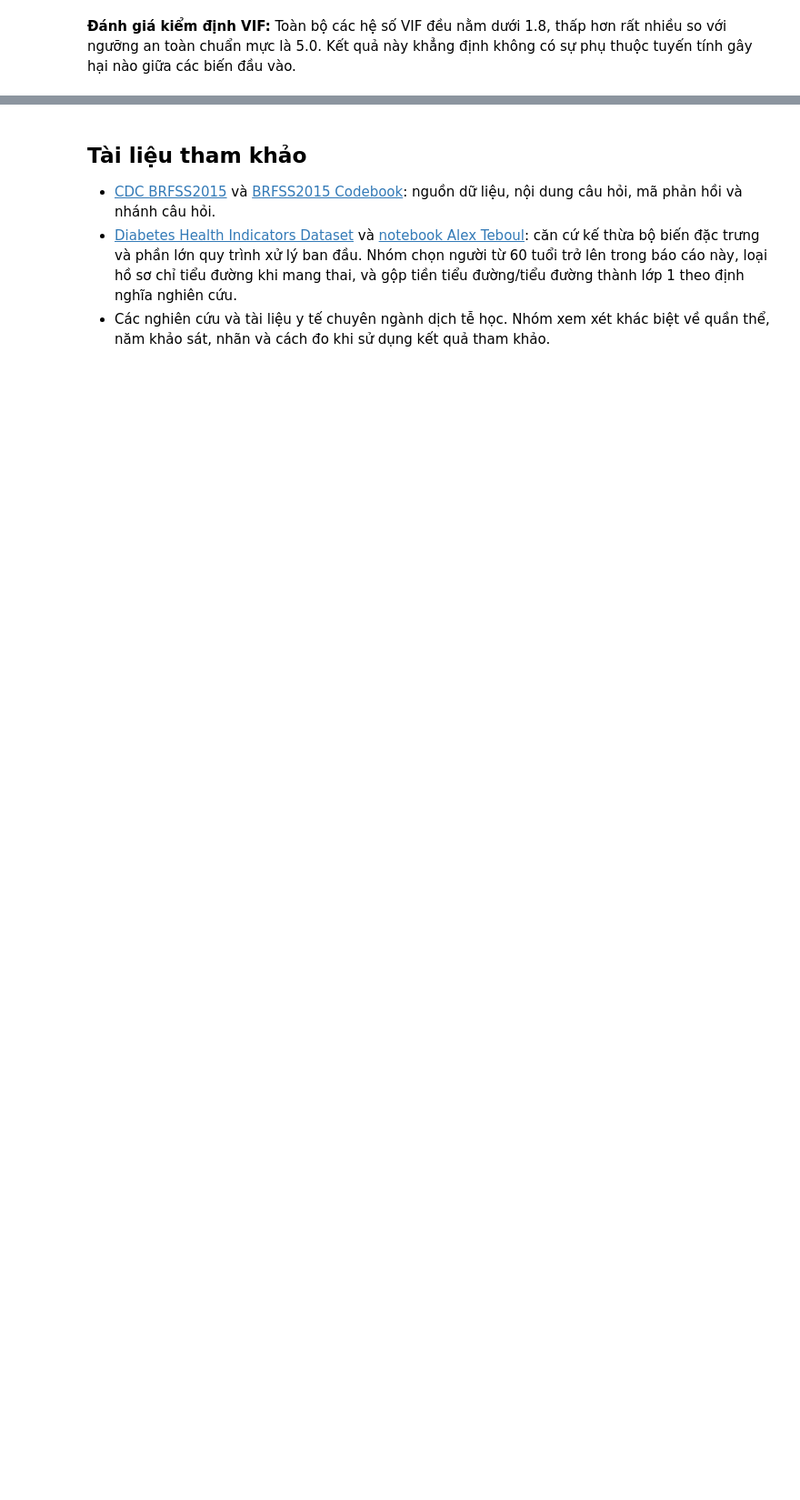
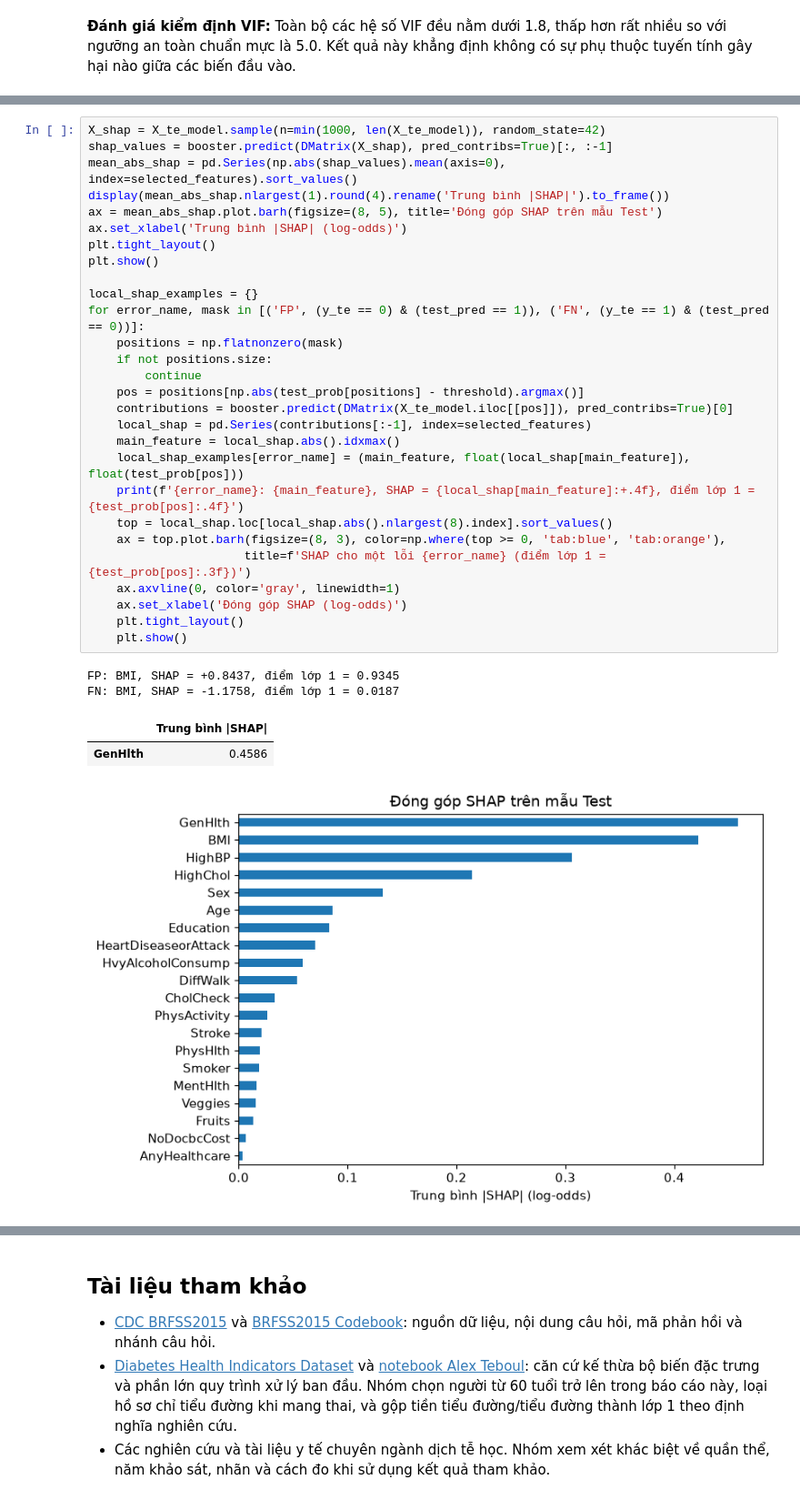
Before and after one commit to trancongdureal/ADY201m, a Jupyter notebook: Bao_cao_cuoi_ky_Nhom_6_v3 (1).ipynb, the cells around one changed output, grey strips where cells are left out. Shown at 91% size. Drawn from its saved outputs; the diff is of its cells as text; blank space fills up the shorter version.

```diff
--- a/Bao_cao_cuoi_ky_Nhom_6_v3 (1).ipynb
+++ b/Bao_cao_cuoi_ky_Nhom_6_v3 (1).ipynb
@@ -1683,0 +1517,34 @@ Nhóm chưa coi kết quả là bằng chứng chẩn đoán lâm sàng, dự b
+# %%
+X_shap = X_te_model.sample(n=min(1000, len(X_te_model)), random_state=42)
+shap_values = booster.predict(DMatrix(X_shap), pred_contribs=True)[:, :-1]
+mean_abs_shap = pd.Series(np.abs(shap_values).mean(axis=0), index=selected_features).sort_values()
+display(mean_abs_shap.nlargest(1).round(4).rename('Trung bình |SHAP|').to_frame())
+ax = mean_abs_shap.plot.barh(figsize=(8, 5), title='Đóng góp SHAP trên mẫu Test')
+ax.set_xlabel('Trung bình |SHAP| (log-odds)')
+plt.tight_layout()
+plt.show()
+
+local_shap_examples = {}
+for error_name, mask in [('FP', (y_te == 0) & (test_pred == 1)), ('FN', (y_te == 1) & (test_pred == 0))]:
+    positions = np.flatnonzero(mask)
+    if not positions.size:
+        continue
+    pos = positions[np.abs(test_prob[positions] - threshold).argmax()]
+    contributions = booster.predict(DMatrix(X_te_model.iloc[[pos]]), pred_contribs=True)[0]
+    local_shap = pd.Series(contributions[:-1], index=selected_features)
+    main_feature = local_shap.abs().idxmax()
+    local_shap_examples[error_name] = (main_feature, float(local_shap[main_feature]), float(test_prob[pos]))
+    print(f'{error_name}: {main_feature}, SHAP = {local_shap[main_feature]:+.4f}, điểm lớp 1 = {test_prob[pos]:.4f}')
+    top = local_shap.loc[local_shap.abs().nlargest(8).index].sort_values()
+    ax = top.plot.barh(figsize=(8, 3), color=np.where(top >= 0, 'tab:blue', 'tab:orange'),
+                      title=f'SHAP cho một lỗi {error_name} (điểm lớp 1 = {test_prob[pos]:.3f})')
+    ax.axvline(0, color='gray', linewidth=1)
+    ax.set_xlabel('Đóng góp SHAP (log-odds)')
+    plt.tight_layout()
+    plt.show()
+# %% [output]
+FP: BMI, SHAP = +0.8437, điểm lớp 1 = 0.9345
+FN: BMI, SHAP = -1.1758, điểm lớp 1 = 0.0187
+|  | Trung bình |SHAP| |
+| GenHlth | 0.4586 |
+[figure, added]
```
Also changed, not shown: parts of 48 cells of this notebook.
